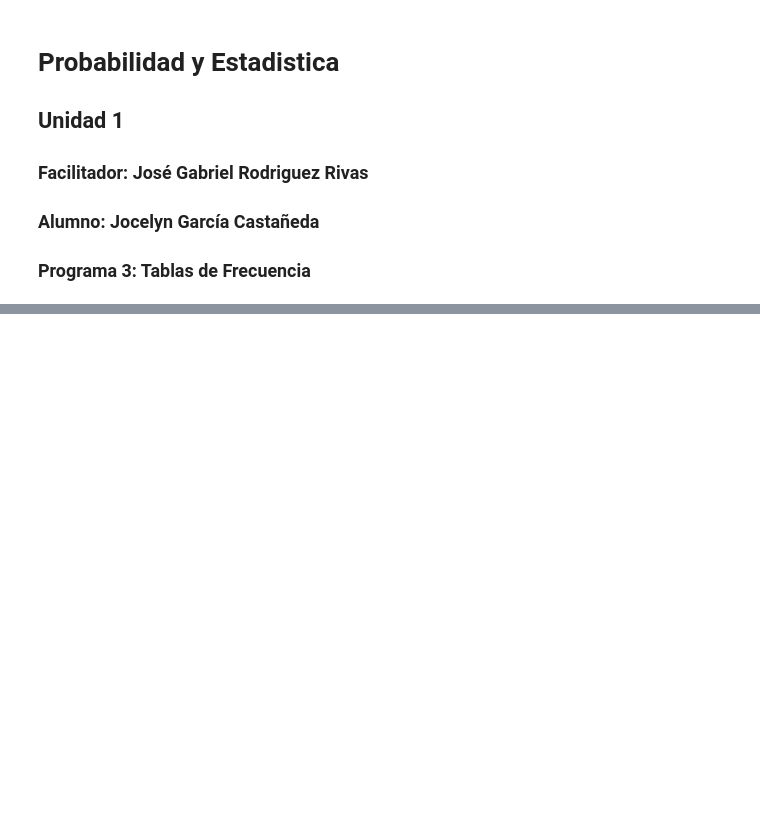
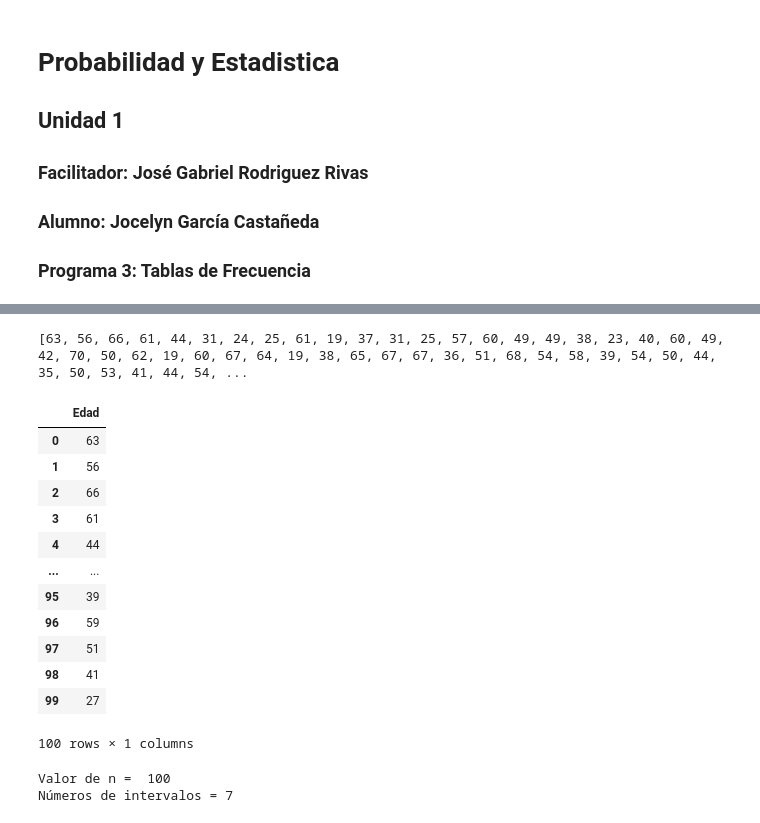
Before and after one commit to 25041032-Jocelyn/PROBABILIDAD-Y-ESTADISTICA, a Jupyter notebook: Unidad1/Practica_3.ipynb, the cells around one changed output, grey strips where cells are left out. Cells and saved outputs as stored; diff of their text form; code cells hidden in the pictures; blank space fills up the shorter version.

```diff
--- a/Unidad1/Practica_3.ipynb
+++ b/Unidad1/Practica_3.ipynb
@@ -134,0 +137,28 @@ tabla_frecuencias
+# %%
+print(edades)
+# %% [output]
+[63, 56, 66, 61, 44, 31, 24, 25, 61, 19, 37, 31, 25, 57, 60, 49, 49, 38, 23, 40, 60, 49, 42, 70, 50, 62, 19, 60, 67, 64, 19, 38, 65, 67, 67, 36, 51, 68, 54, 58, 39, 54, 50, 44, 35, 50, 53, 41, 44, 54, ...
+# %%
+df = pd.DataFrame({'Edad' : edades})
+df
+# %% [output]
+|  | Edad |
+| 0 | 63 |
+| 1 | 56 |
+| 2 | 66 |
+| 3 | 61 |
+| 4 | 44 |
+| ... | ... |
+| 95 | 39 |
+| 96 | 59 |
+| 97 | 51 |
+| 98 | 41 |
+| 99 | 27 |
+100 rows × 1 columns
+# %%
+n = len(edades)
+K = int(1 + math.log2(n))
+print("Valor de n = ", n, "\nNúmeros de intervalos =", K)
+# %% [output]
+Valor de n =  100
+Números de intervalos = 7
```
Also changed, not shown: parts of 11 cells of this notebook.
